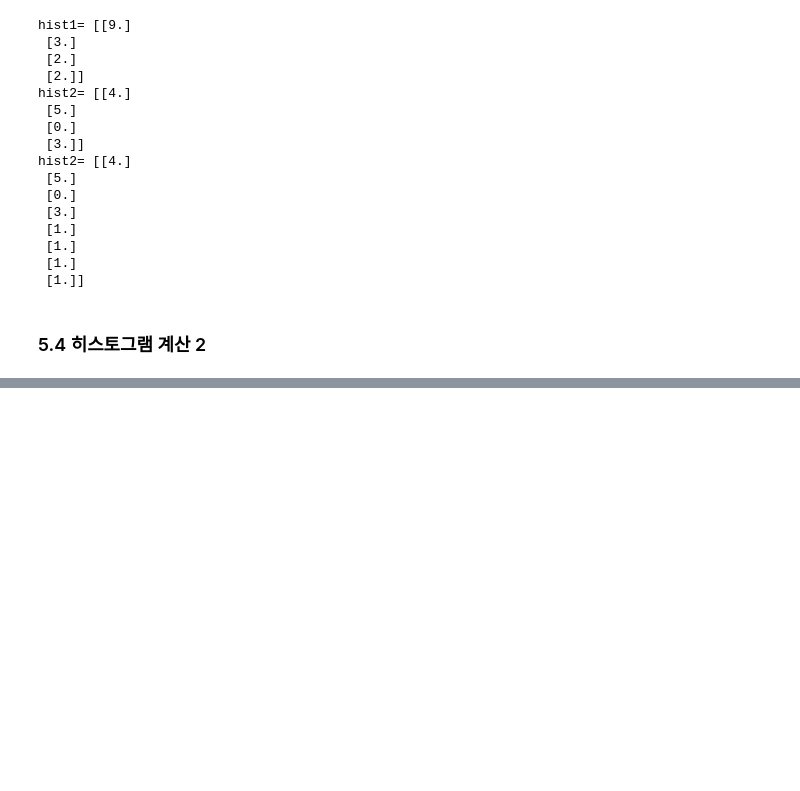
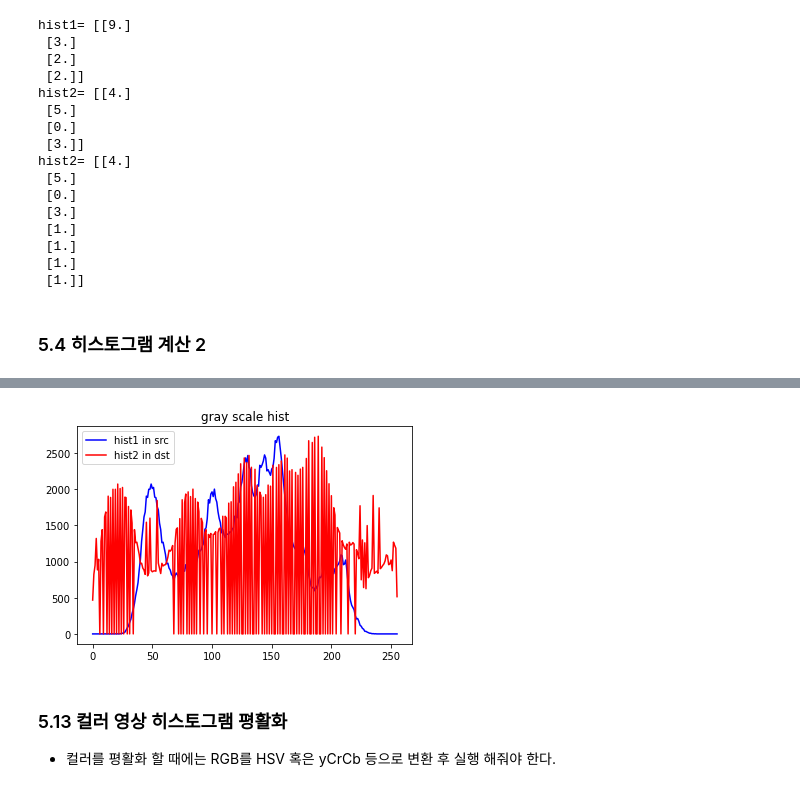
Before and after one commit to sedoll/knu_opencv, a Jupyter notebook: chap05/chap05.ipynb, the cells around one changed output, grey strips where cells are left out. Saved outputs shown, nothing was run; the diff lists cells and outputs as text; code cells hidden in the pictures; blank space fills up the shorter version.

```diff
--- a/chap05/chap05.ipynb
+++ b/chap05/chap05.ipynb
@@ -199,0 +339,31 @@ hist1 = cv2.calcHist(images=[src], channels=[0], mask=None)
+# %%
+import cv2
+import numpy as np
+from matplotlib import pyplot as plt
+
+src = cv2.imread('C:/data/lena.jpg', cv2.IMREAD_GRAYSCALE)
+
+dst = cv2.equalizeHist(src) # 평활화
+cv2.imshow('src no hist', src)
+cv2.imshow('dst hist', dst)
+
+plt.title('gray scale hist')
+
+hist1 = cv2.calcHist(images=[src], channels=[0], mask=None,
+                     histSize=[256], ranges=[0, 256])
+plt.plot(hist1, color='b', label='hist1 in src')
+
+hist2 = cv2.calcHist(images=[dst], channels=[0], mask=None,
+                     histSize=[256], ranges=[0, 256])
+plt.plot(hist2, color='r', label='hist2 in dst')
+plt.legend(loc='best')
+plt.show()
+
+cv2.waitKey()
+cv2.destroyAllWindows()
+# %% [output]
+[figure, added]
+# %% [markdown]
+### 5.13 컬러 영상 히스토그램 평활화
+
+* 컬러를 평활화 할 때에는 RGB를 HSV 혹은 yCrCb 등으로 변환 후 실행 해줘야 한다.
```
Also changed, not shown: parts of 11 cells of this notebook.
